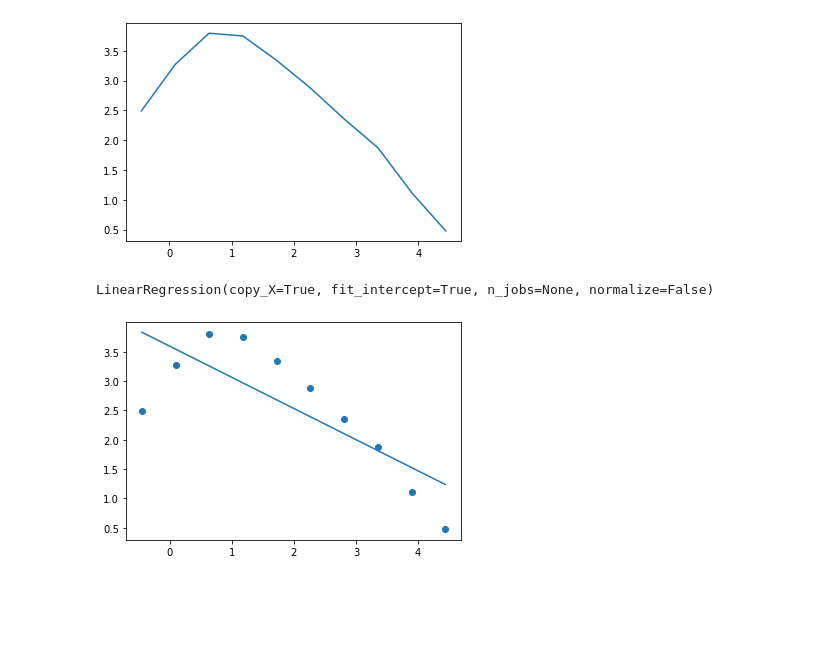
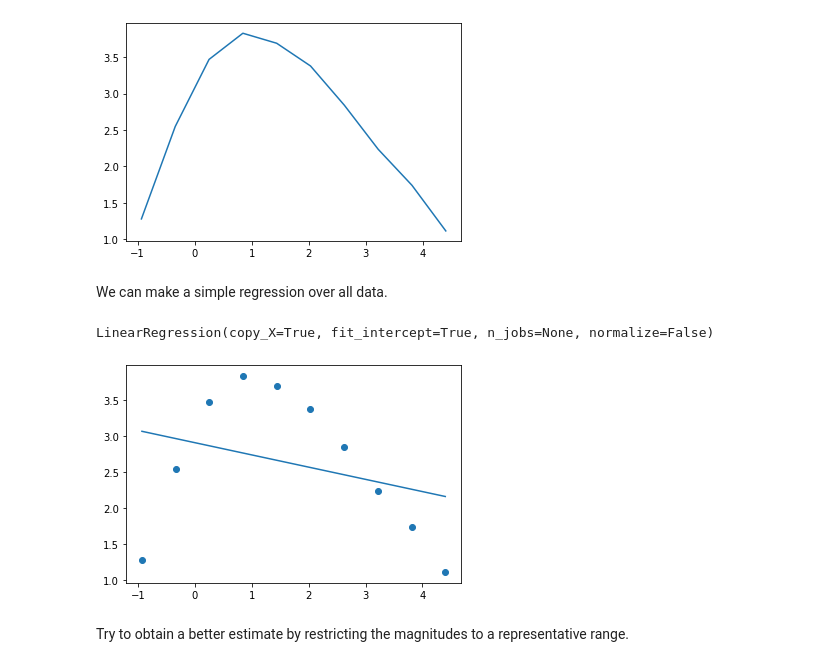
Before and after one commit to mmoorkamp/Machine-Learning, a Jupyter notebook: Notebooks/LineFit.ipynb, the cells around one changed output. Saved outputs shown, nothing was run; the diff lists cells and outputs as text; code cells hidden in the pictures; blank space fills up the shorter version.

```diff
--- a/Notebooks/LineFit.ipynb
+++ b/Notebooks/LineFit.ipynb
@@ -34,7 +53,10 @@ array([3.97263659, 2.039213  ])
 # %%
 from sklearn import linear_model
 regr = linear_model.LinearRegression()
-regr.fit(x.reshape(-1,1),y)
+xf = x.reshape(-1,1)
+regr.fit(xf,y)
+print (x.shape)
+print (xf.shape)
 print(regr.coef_)
 print(regr.intercept_)
 # %% [output]
@@ -74,7 +107,7 @@ def running_mean(x, N):
     return (cumsum[N:] - cumsum[:-N]) / float(N)
 
 
-mag = np.genfromtxt('../Data/mag.txt',skip_header=1)
+mag = np.genfromtxt('../Data/magus2021.txt',skip_header=1)
 count, val = np.histogram(mag)
 center = running_mean(val, 2)
 logcount = np.log10(count)
@@ -82,16 +115,21 @@ plt.figure()
 plt.plot(center,logcount)
 plt.show()
 # %% [output]
-[figure, old version]
+[figure, new version]
+# %% [markdown]
+We can make a simple regression over all data.
 # %%
-regr.fit(center.reshape(-1,1),logcount)
+cr = center.reshape(-1,1)
+regr.fit(cr,logcount)
 # %% [output]
 LinearRegression(copy_X=True, fit_intercept=True, n_jobs=None, normalize=False)
 # %%
-pred = regr.predict(center.reshape(-1,1))
+pred = regr.predict(cr)
 plt.figure()
 plt.scatter(center,logcount)
 plt.plot(center,pred)
 plt.show()
 # %% [output]
-[figure, old version]
+[figure, new version]
+# %% [markdown]
+Try to obtain a better estimate by restricting the magnitudes to a representative range.
```
Also changed, not shown: parts of 20 cells of this notebook.
